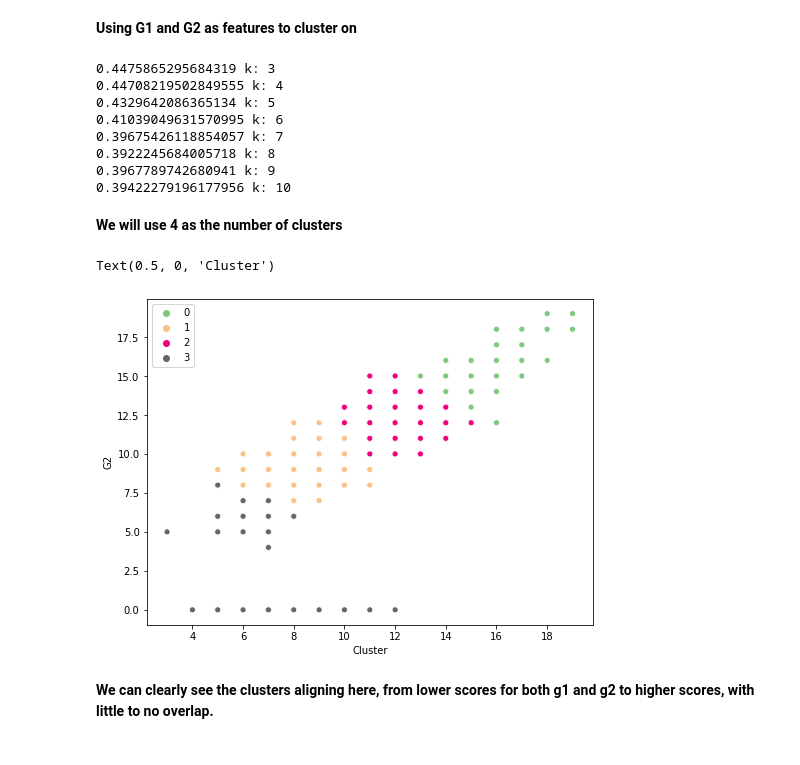
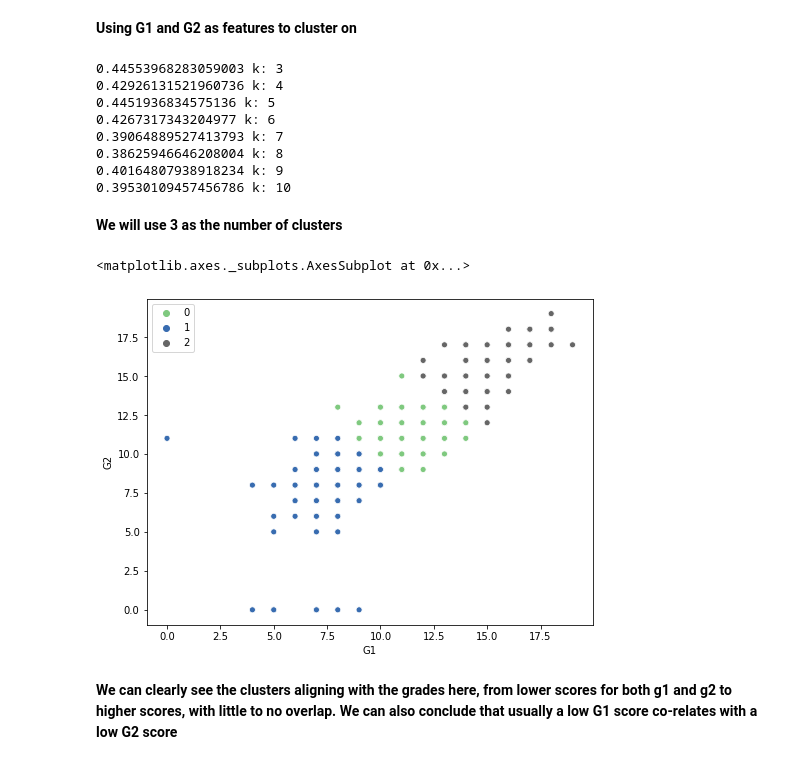
Before and after one commit to MahmoudZayad/CS418-final, a Jupyter notebook: Project-Part1.ipynb, the cells around one changed output. Drawn from its saved outputs; the diff is of its cells as text; code cells hidden in the pictures.

```diff
--- a/Project-Part1.ipynb
+++ b/Project-Part1.ipynb
@@ -13,3 +13,5 @@ import matplotlib.pyplot as plt
 import seaborn as sns
 # %%
 rcParams['figure.figsize'] = 8,6
+# %%
+df=pd.read_csv("student-por.csv",sep=';')
@@ -16 +91,3 @@ rcParams['figure.figsize'] = 8,6
+# %%
+df.drop(columns=["school","Dalc","Walc","reason","famsize","absences","health","Mjob","Fjob","activities","guardian","famsup","schoolsup","freetime"],inplace=True)
 # %% [markdown]
@@ -35,8 +95,8 @@ df_math.drop(columns=["school","Dalc","Walc","reason","famsize","absences","heal
 # %% [markdown]
 **We'll be saving our response variable G3 in y**
 # %%
-y=df_math['G3']
-x=df_math.drop(columns=["G3"])
+y=df['G3']
+x=df.drop(columns=["G3"])
 #imp sex,age,address,Pstatus,Medu,Fedu, traveltime,studytime,failures,paid,nursery,higher,internet,romantic,famrel,goout,
 # %%
 x_dummies=pd.get_dummies(x,drop_first=True)
@@ -386,28 +454,27 @@ for k in k_range:
     clusters=clustering.labels_
     print(metrics.silhouette_score(x_subset, clusters, metric = "euclidean"),"k:",k)
 # %% [output]
-0.4475865295684319 k: 3
-0.44708219502849555 k: 4
-0.4329642086365134 k: 5
-0.41039049631570995 k: 6
-0.39675426118854057 k: 7
-0.3922245684005718 k: 8
-0.3967789742680941 k: 9
-0.39422279196177956 k: 10
+0.44553968283059003 k: 3
+0.42926131521960736 k: 4
+0.4451936834575136 k: 5
+0.4267317343204977 k: 6
+0.39064889527413793 k: 7
+0.38625946646208004 k: 8
+0.40164807938918234 k: 9
+0.39530109457456786 k: 10
 # %% [markdown]
-**We will use 4 as the number of clusters**
+**We will use 3 as the number of clusters**
 # %%
 #kmeans
-clustering = KMeans(n_clusters = 4, init = 'k-means++', n_init = 10).fit(x_subset)
+clustering = KMeans(n_clusters = 3, init = 'k-means++', n_init = 10).fit(x_subset)
 clusters=clustering.labels_
 df2=x
 df2["clusters"] = pd.Series(clusters)
 # %%
 #View scatterplot for the clusters
 sns.scatterplot('G1', 'G2', data=df2, hue=clusters,palette="Accent")
-plt.xlabel("Cluster")
 # %% [output]
-Text(0.5, 0, 'Cluster')
+<matplotlib.axes._subplots.AxesSubplot at 0x...>
-[figure, old version]
+[figure, new version]
 # %% [markdown]
-**We can clearly see the clusters aligning here, from lower scores for both g1 and g2 to higher scores, with little to no overlap.**
+**We can clearly see the clusters aligning with the grades here, from lower scores for both g1 and g2 to higher scores, with little to no overlap. We can also conclude that usually a low G1 score co-relates with a low G2 score**
```
Also changed, not shown: parts of 45 cells of this notebook, 1 other file.
